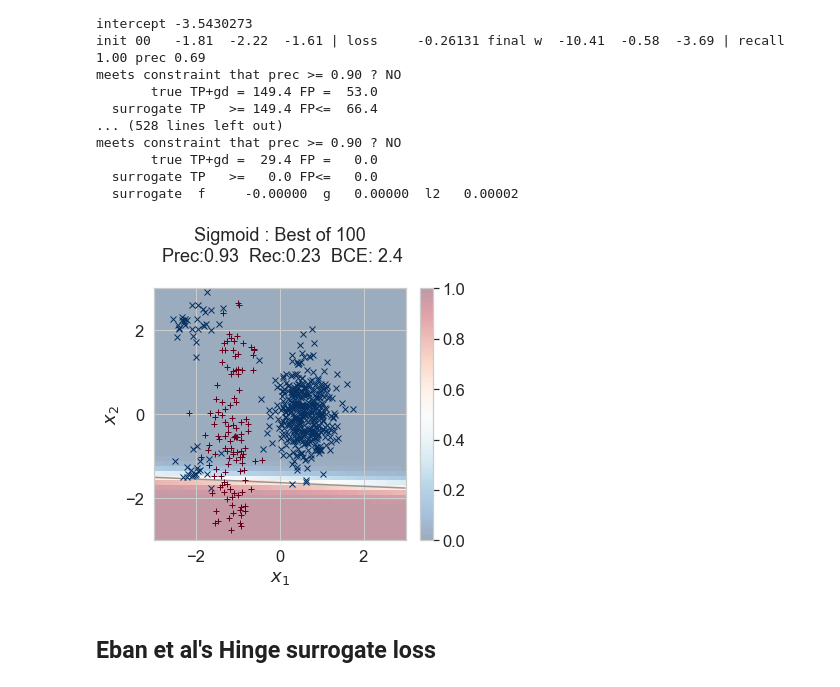
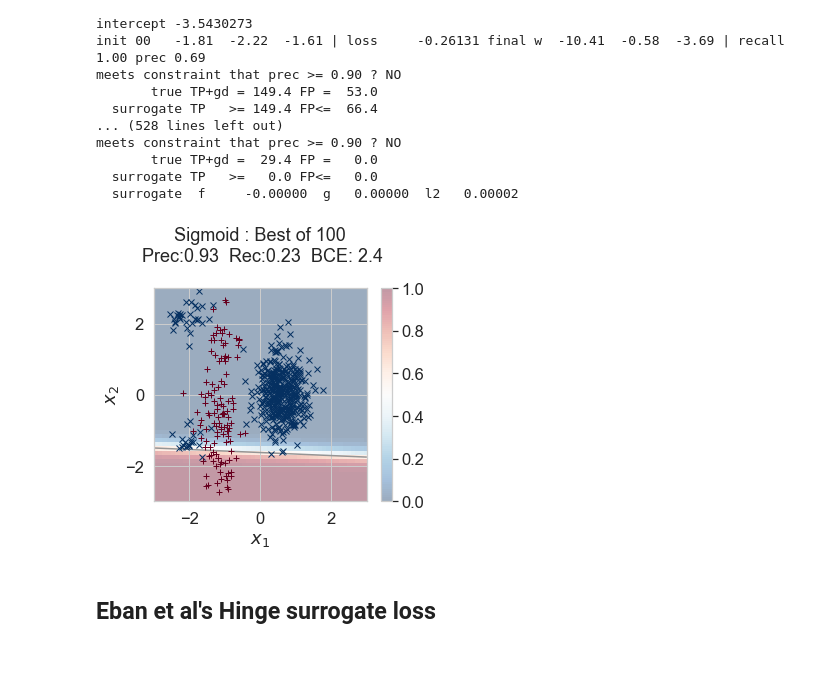
Before and after one commit to tufts-ml/toy_example_precision_recall_multiple_bounds_comparison, a Jupyter notebook: toy_example_comparing_BCE_Hinge_and_Sigmoid.ipynb, the cells around one changed output. Cells and saved outputs as stored; diff of their text form; code cells hidden in the pictures; blank space fills up the shorter version.

```diff
--- a/toy_example_comparing_BCE_Hinge_and_Sigmoid.ipynb
+++ b/toy_example_comparing_BCE_Hinge_and_Sigmoid.ipynb
@@ -227,14 +227,15 @@ best_result__sigm = ranked_answers__sigm[0]
 # %%
 perf, im, cbar = visuals.pretty_plot_decision_boundary(
     best_result__sigm['w_D'], x_ND, y_N,
     title_str='Sigmoid : Best of %d' % len(ranked_answers__sigm),
     x1_ticks=[-2, 0, 2],
     x2_ticks=[-2, 0, 2],
     G=51, H=51, figsize=figsize);
 
+plt.tight_layout()
 plt.savefig(os.path.join("images", "sigmoid_solution_precision_90.png"))
 # %% [output]
-[figure, old version]
+[figure, new version]
 # %% [markdown]
 ## Eban et al's Hinge surrogate loss
 # %%
```
Also changed, not shown: 3 other files.
